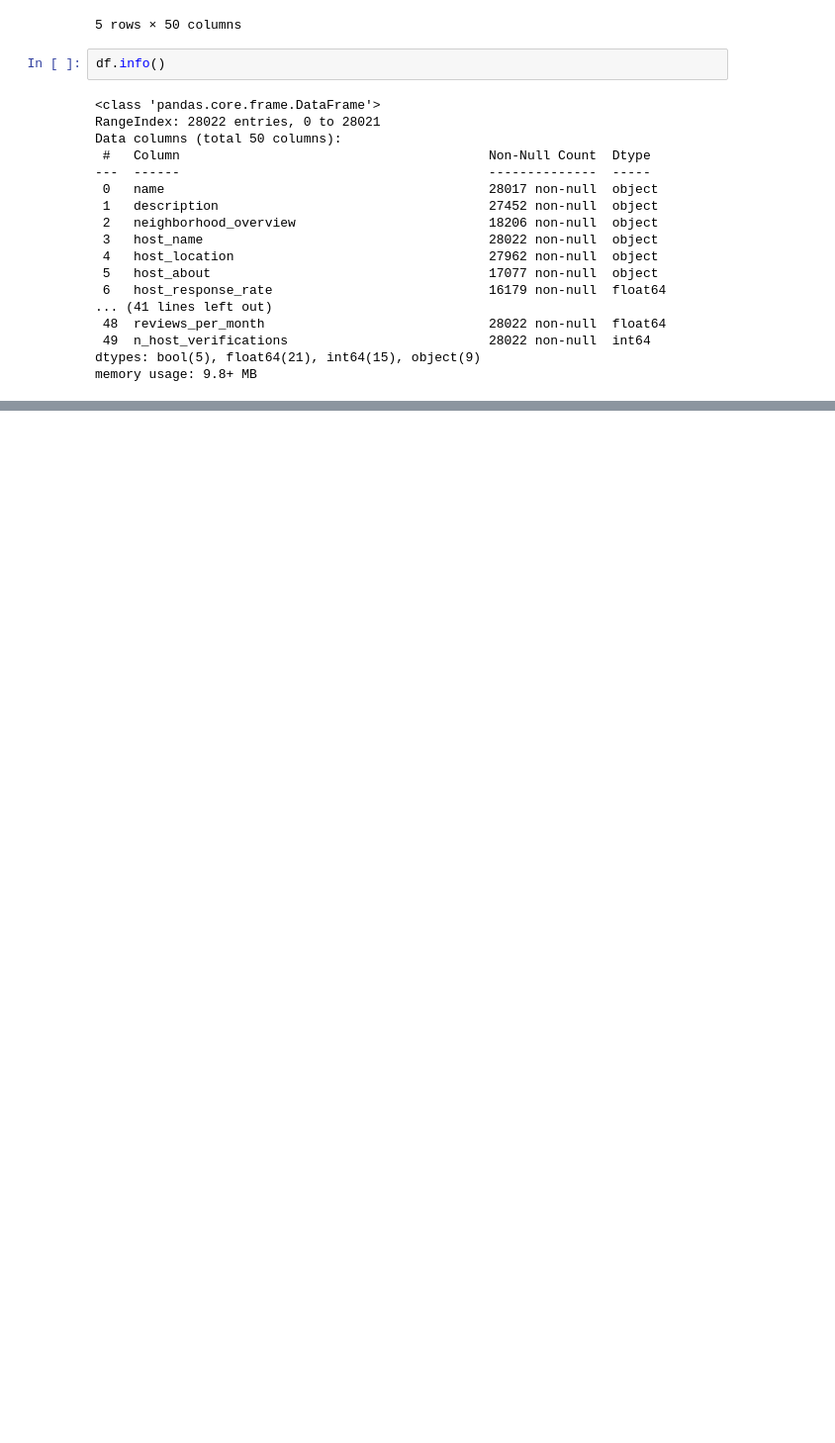
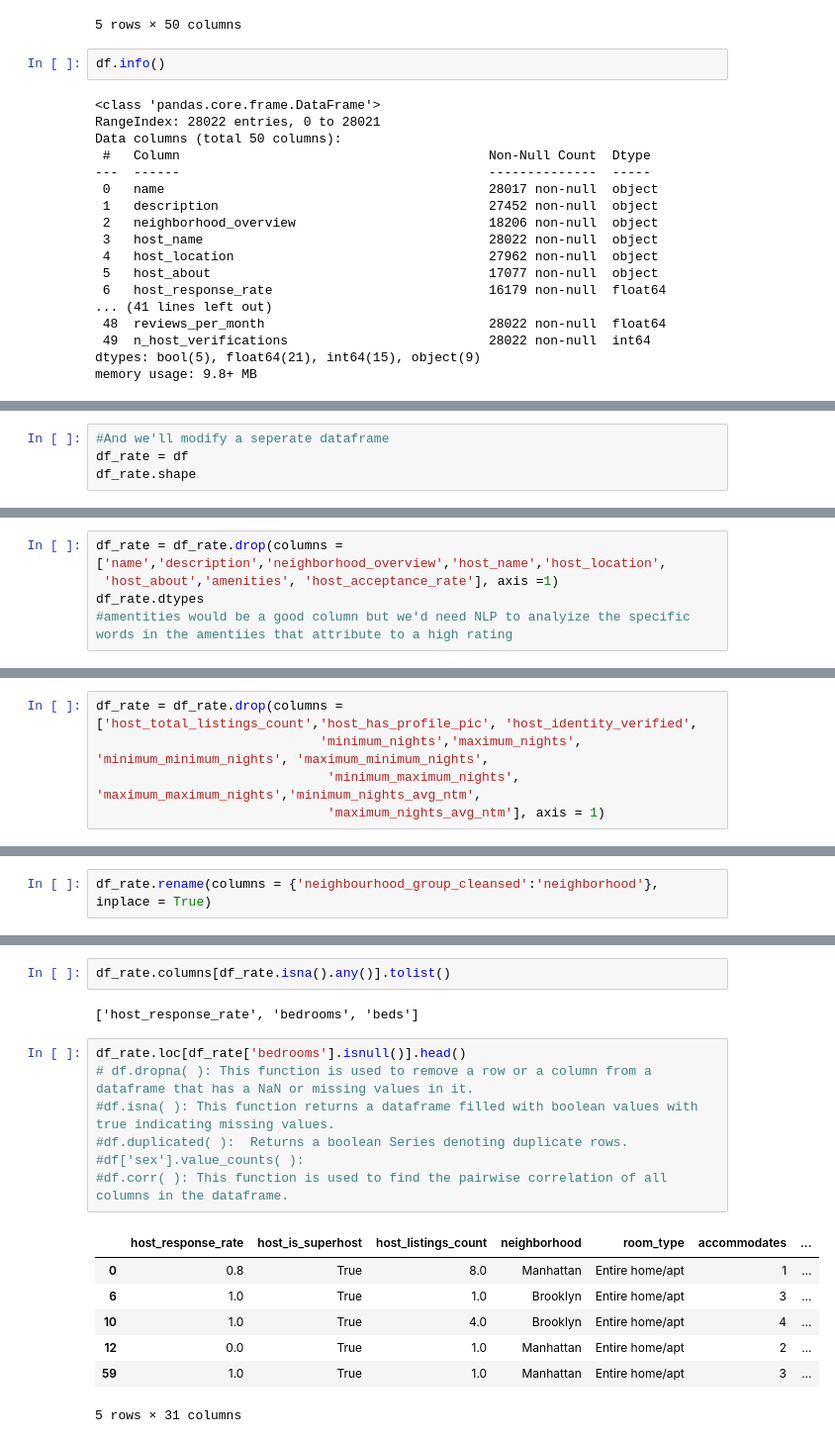
Before and after one commit to annahauk/Airbnb-Ratings, a Jupyter notebook: Demo.ipynb, the cells around one changed output, grey strips where cells are left out. Shown: that part at 99% size. Cells and saved outputs as stored; diff of their text form; blank space fills up the shorter version.

```diff
--- a/Demo.ipynb
+++ b/Demo.ipynb
@@ -72,0 +233,4 @@ memory usage: 9.8+ MB
+# %%
+#And we'll modify a seperate dataframe
+df_rate = df
+df_rate.shape
@@ -72,0 +239,5 @@ memory usage: 9.8+ MB
+# %%
+df_rate = df_rate.drop(columns = ['name','description','neighborhood_overview','host_name','host_location',
+ 'host_about','amenities', 'host_acceptance_rate'], axis =1)
+df_rate.dtypes
+#amentities would be a good column but we'd need NLP to analyize the specific words in the amentiies that attribute to a high rating
@@ -72,0 +266,5 @@ memory usage: 9.8+ MB
+# %%
+df_rate = df_rate.drop(columns = ['host_total_listings_count','host_has_profile_pic', 'host_identity_verified',
+                             'minimum_nights','maximum_nights', 'minimum_minimum_nights', 'maximum_minimum_nights',
+                              'minimum_maximum_nights', 'maximum_maximum_nights','minimum_nights_avg_ntm',
+                              'maximum_nights_avg_ntm'], axis = 1)
@@ -72,0 +326,2 @@ memory usage: 9.8+ MB
+# %%
+df_rate.rename(columns = {'neighbourhood_group_cleansed':'neighborhood'}, inplace = True)
@@ -72,0 +376,19 @@ memory usage: 9.8+ MB
+# %%
+df_rate.columns[df_rate.isna().any()].tolist()
+# %% [output]
+['host_response_rate', 'bedrooms', 'beds']
+# %%
+df_rate.loc[df_rate['bedrooms'].isnull()].head()
+# df.dropna( ): This function is used to remove a row or a column from a dataframe that has a NaN or missing values in it.
+#df.isna( ): This function returns a dataframe filled with boolean values with true indicating missing values.
+#df.duplicated( ):  Returns a boolean Series denoting duplicate rows.
+#df['sex'].value_counts( ):
+#df.corr( ): This function is used to find the pairwise correlation of all columns in the dataframe.
+# %% [output]
+|  | host_response_rate | host_is_superhost | host_listings_count | neighborhood | room_type | accommodates | ... |
+| 0 | 0.8 | True | 8.0 | Manhattan | Entire home/apt | 1 | ... |
+| 6 | 1.0 | True | 1.0 | Brooklyn | Entire home/apt | 3 | ... |
+| 10 | 1.0 | True | 4.0 | Brooklyn | Entire home/apt | 4 | ... |
+| 12 | 0.0 | True | 1.0 | Manhattan | Entire home/apt | 2 | ... |
+| 59 | 1.0 | True | 1.0 | Manhattan | Entire home/apt | 3 | ... |
+5 rows × 31 columns
```
Also changed, not shown: parts of 75 cells of this notebook.
